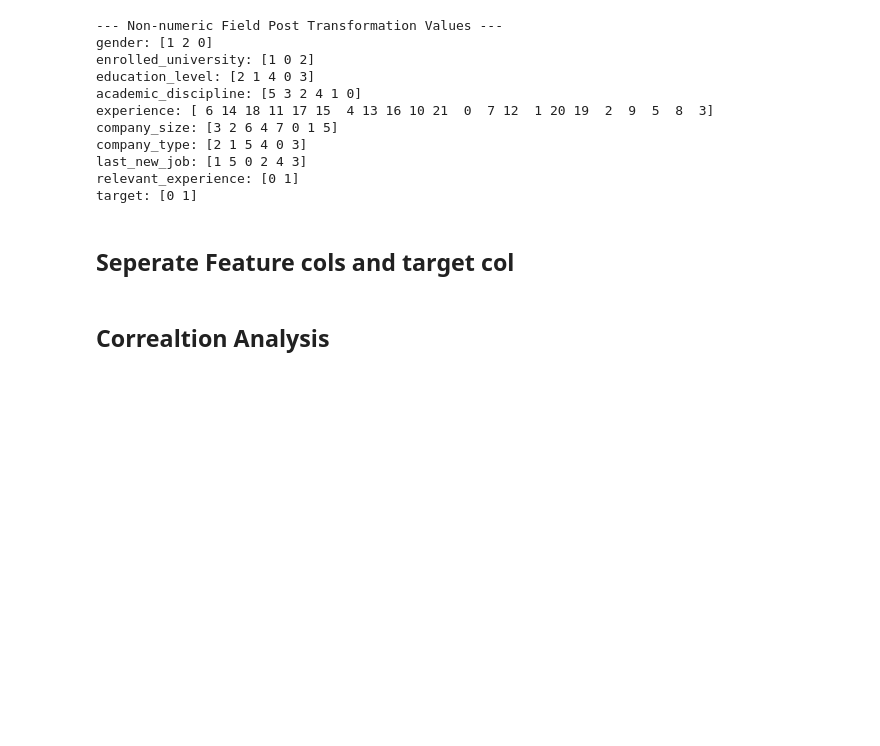
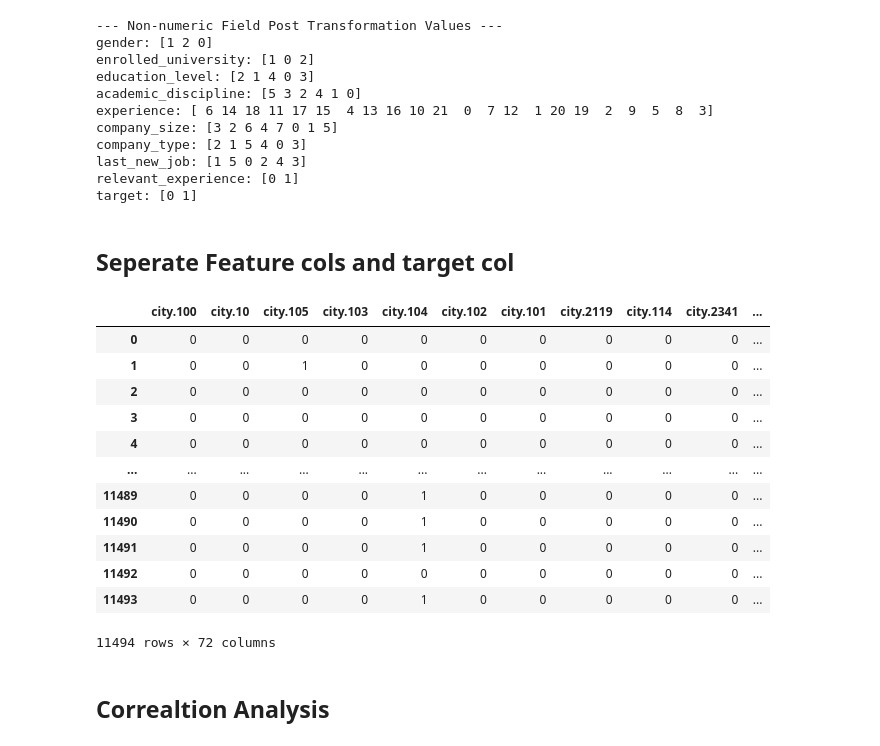
Before and after one commit to MathiasHMorgan/AppliedDA-Assignment2, a Jupyter notebook: assessment2_cod.ipynb, the cells around one changed output. Saved outputs shown, nothing was run; the diff lists cells and outputs as text; code cells hidden in the pictures; blank space fills up the shorter version.

```diff
--- a/assessment2_cod.ipynb
+++ b/assessment2_cod.ipynb
@@ -109,15 +109,17 @@ target: ['no' 'yes']
 companySizeMap = {'<10': 0, 'Oct-49': 1, '50-99': 2, '100-500': 3, '500-999': 4, '1000-4999': 5, '5000-9999': 6, '10000+': 7}
 lastNewJobMap = {'never': 0, '1': 1, '2': 2, '3': 3, '4': 4, '>4': 5}
 educationMap = {'Primary School': 0, 'High School': 1, 'Undergraduate': 2, 'Masters': 3, 'PhD': 4}
-
-# Apply mappings to ordinal fields
 changeJobDf['company_size'] = changeJobDf['company_size'].map(companySizeMap)
 changeJobDf['last_new_job'] = changeJobDf['last_new_job'].map(lastNewJobMap)
 changeJobDf['education_level'] = changeJobDf['education_level'].map(educationMap)
 
+# Target
+targetMap = {'no': 0, 'yes': 1}
+changeJobDf['target'] = changeJobDf['target'].map(targetMap)
+
 # Define ordinal cols and create a list of non-numeric cols without ordinals
-ordinalCols = ['company_size','last_new_job','education_level']
-labelEncodeCols = [col for col in nonNumericCols if col not in ordinalCols]
+colsToIgnore = ['company_size','last_new_job','education_level','target']
+labelEncodeCols = [col for col in nonNumericCols if col not in colsToIgnore]
 
 # Transform categorical columns
 le = preprocessing.LabelEncoder()
@@ -146,6 +148,22 @@ target: [0 1]
 # %%
 targetCol = changeJobDf.columns[-1]
 featureCols = changeJobDf.columns[:-1]
+# %%
+changeJobDf
+# %% [output]
+|  | city.100 | city.10 | city.105 | city.103 | city.104 | city.102 | city.101 | city.2119 | city.114 | city.2341 | ... |
+| 0 | 0 | 0 | 0 | 0 | 0 | 0 | 0 | 0 | 0 | 0 | ... |
+| 1 | 0 | 0 | 1 | 0 | 0 | 0 | 0 | 0 | 0 | 0 | ... |
+| 2 | 0 | 0 | 0 | 0 | 0 | 0 | 0 | 0 | 0 | 0 | ... |
+| 3 | 0 | 0 | 0 | 0 | 0 | 0 | 0 | 0 | 0 | 0 | ... |
+| 4 | 0 | 0 | 0 | 0 | 0 | 0 | 0 | 0 | 0 | 0 | ... |
+| ... | ... | ... | ... | ... | ... | ... | ... | ... | ... | ... | ... |
+| 11489 | 0 | 0 | 0 | 0 | 1 | 0 | 0 | 0 | 0 | 0 | ... |
+| 11490 | 0 | 0 | 0 | 0 | 1 | 0 | 0 | 0 | 0 | 0 | ... |
+| 11491 | 0 | 0 | 0 | 0 | 1 | 0 | 0 | 0 | 0 | 0 | ... |
+| 11492 | 0 | 0 | 0 | 0 | 0 | 0 | 0 | 0 | 0 | 0 | ... |
+| 11493 | 0 | 0 | 0 | 0 | 1 | 0 | 0 | 0 | 0 | 0 | ... |
+11494 rows × 72 columns
 # %% [markdown]
 ## Correaltion Analysis
 # %%
```
Also changed, not shown: parts of 8 cells of this notebook.
